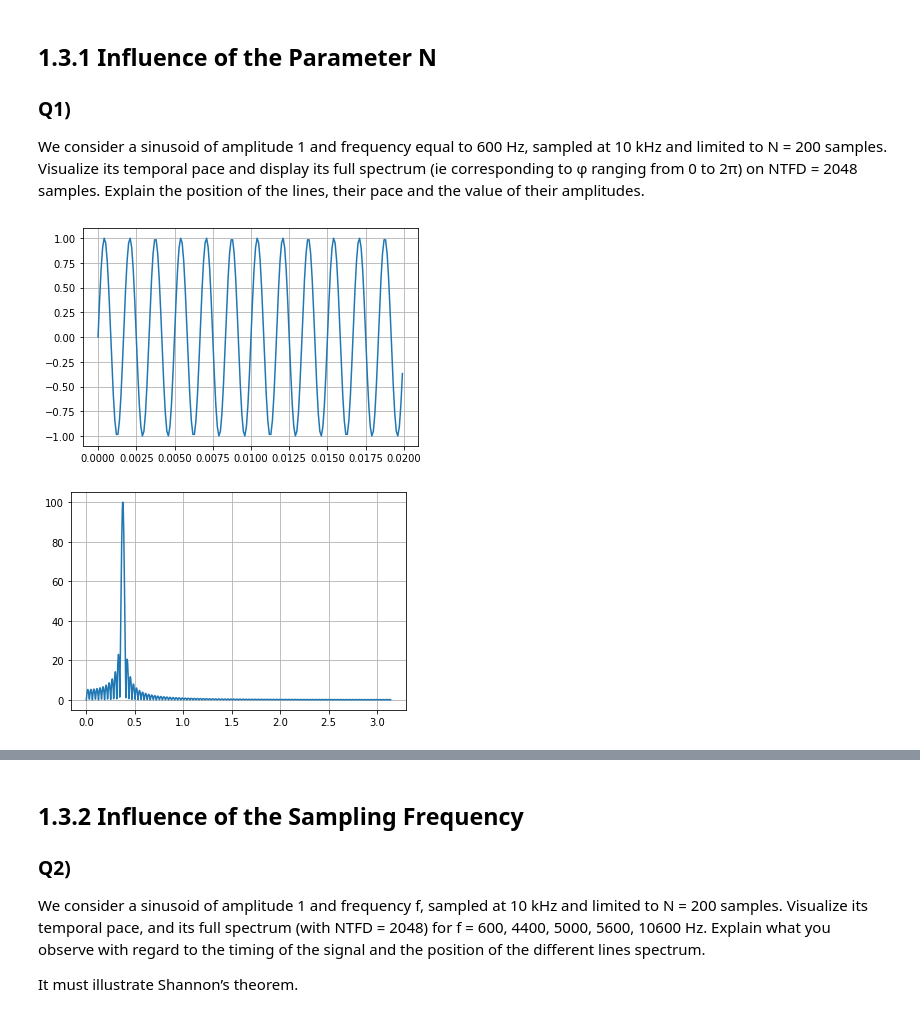
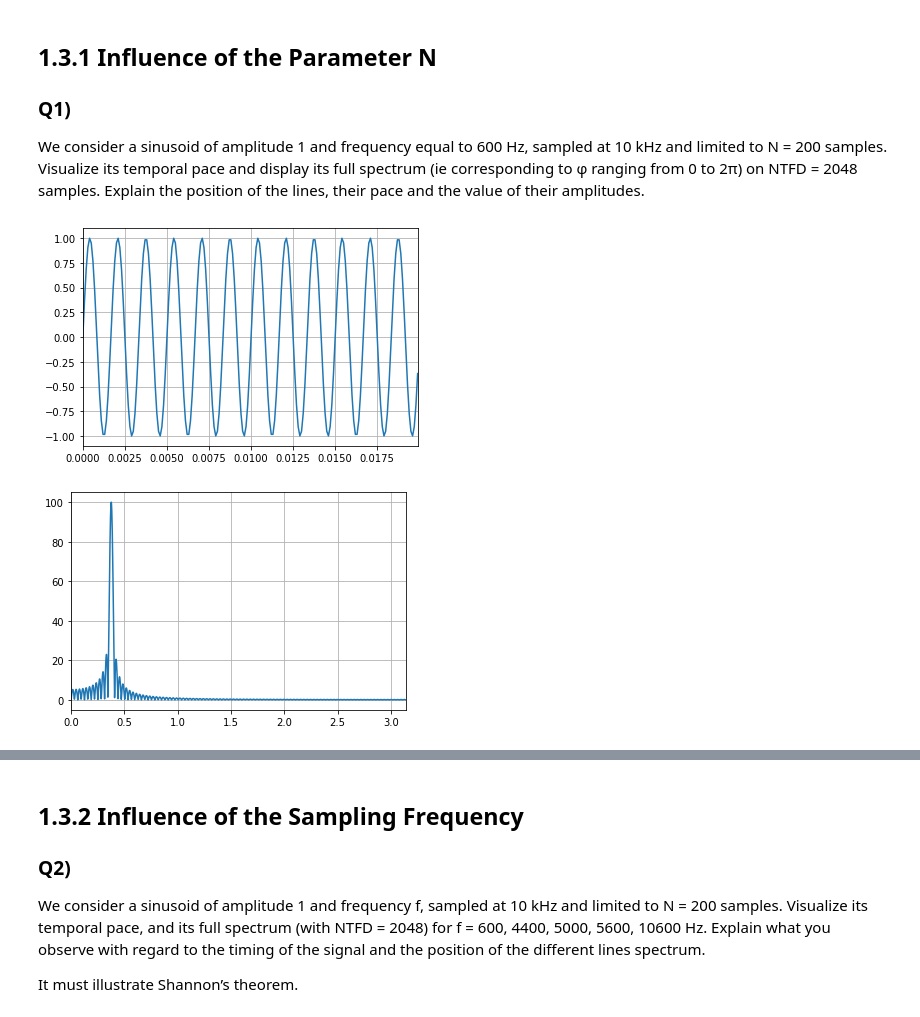
Before and after one commit to lionelGoffaux/tp_signal, a Jupyter notebook: lab2.ipynb, the cells around one changed output, grey strips where cells are left out. Saved outputs shown, nothing was run; the diff lists cells and outputs as text; code cells hidden in the pictures.

```diff
--- a/lab2.ipynb
+++ b/lab2.ipynb
@@ -14,12 +14,14 @@ amplitudes.
 # %%
 x, s = utils.get_sinusoid(1, 600, 10000, 200)
 plt.plot(x, s)
+plt.margins(x=0)
 plt.grid()
 # %% [output]
-[figure, old version]
+[figure, new version]
 # %%
 h, w = sgl.freqz(s, [1], worN=2048)
 plt.plot(h,abs(w))
 plt.grid()
+plt.margins(x=0)
 # %% [output]
-[figure, old version]
+[figure, new version]
```
Also changed, not shown: parts of 2 cells of this notebook.
